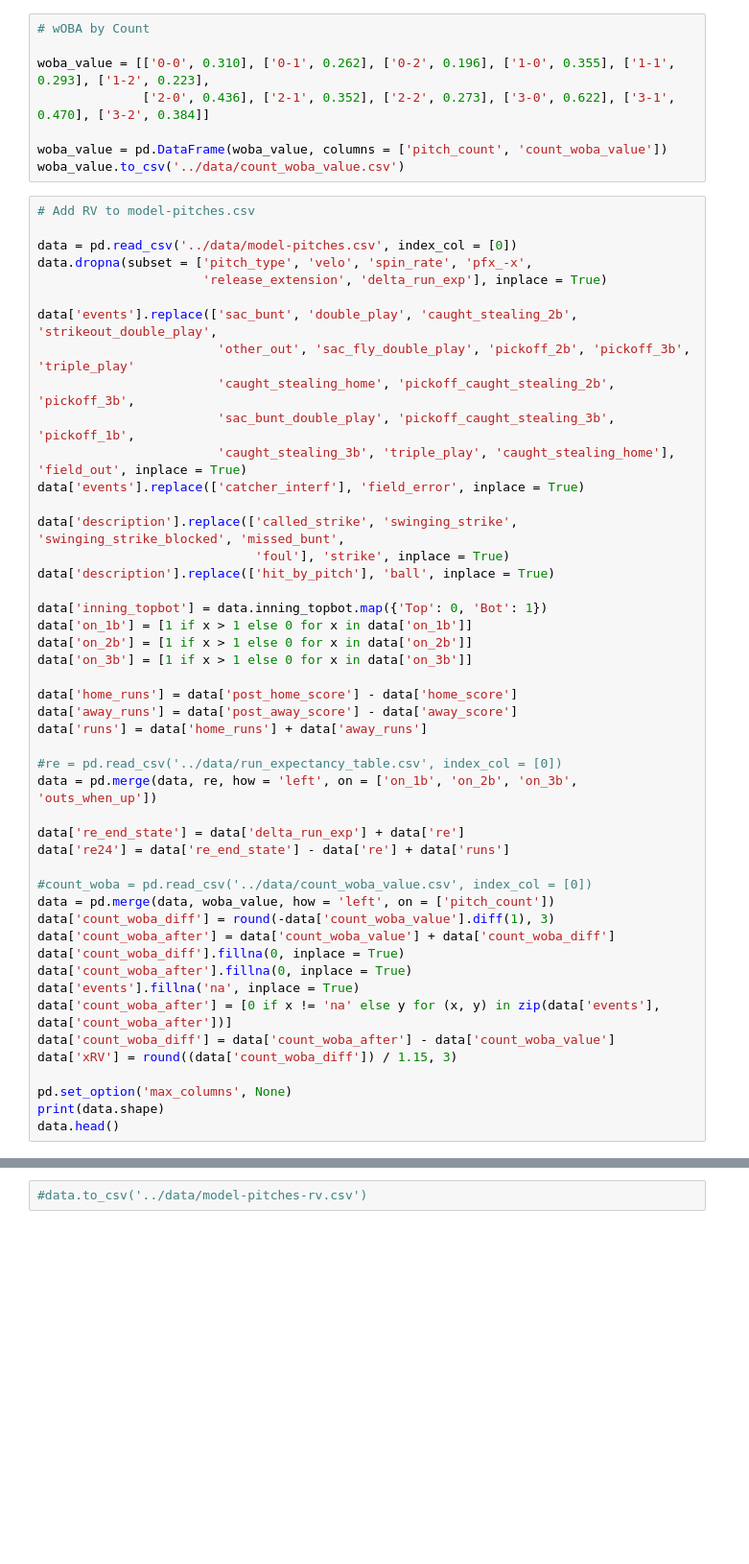
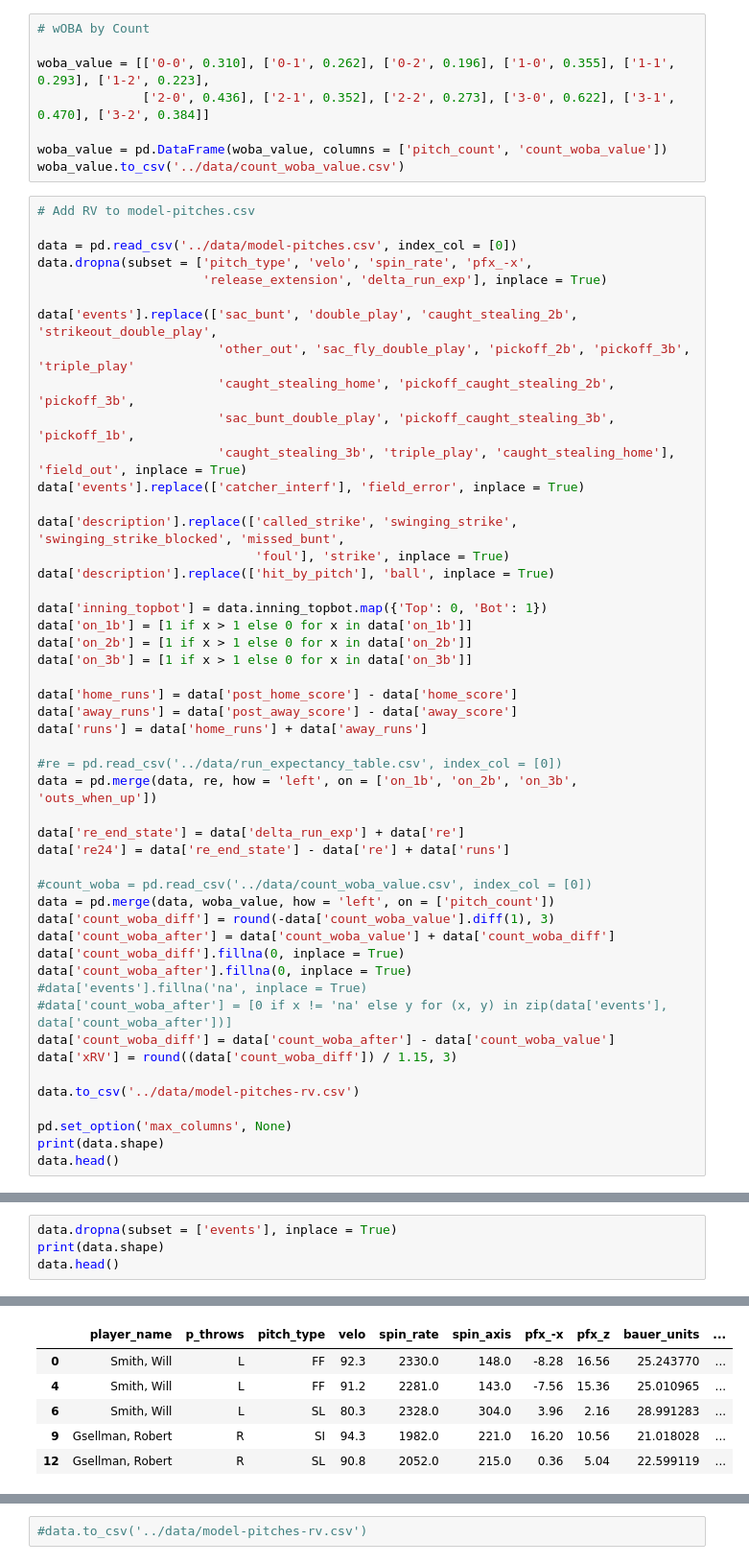
Before and after one commit to anthonyzurke/pitch-model, a Jupyter notebook: notebooks/model-data.ipynb, the cells around one changed output, grey strips where cells are left out. Shown at 96% size. Saved outputs shown, nothing was run; the diff lists cells and outputs as text; blank space fills up the shorter version.

```diff
--- a/notebooks/model-data.ipynb
+++ b/notebooks/model-data.ipynb
@@ -89,10 +90,12 @@ data['count_woba_diff'] = round(-data['count_woba_value'].diff(1), 3)
 data['count_woba_after'] = data['count_woba_value'] + data['count_woba_diff']
 data['count_woba_diff'].fillna(0, inplace = True)
 data['count_woba_after'].fillna(0, inplace = True)
-data['events'].fillna('na', inplace = True)
-data['count_woba_after'] = [0 if x != 'na' else y for (x, y) in zip(data['events'], data['count_woba_after'])]
+#data['events'].fillna('na', inplace = True)
+#data['count_woba_after'] = [0 if x != 'na' else y for (x, y) in zip(data['events'], data['count_woba_after'])]
 data['count_woba_diff'] = data['count_woba_after'] - data['count_woba_value']
 data['xRV'] = round((data['count_woba_diff']) / 1.15, 3)
+
+data.to_csv('../data/model-pitches-rv.csv')
 
 pd.set_option('max_columns', None)
 print(data.shape)
@@ -108,0 +127,5 @@ See Full Dataframe in Mito
+# %%
+data.dropna(subset = ['events'], inplace = True)
+print(data.shape)
+data.head()
+# %% [output]
@@ -108,0 +134,6 @@ See Full Dataframe in Mito
+|  | player_name | p_throws | pitch_type | velo | spin_rate | spin_axis | pfx_-x | pfx_z | bauer_units | ... |
+| 0 | Smith, Will | L | FF | 92.3 | 2330.0 | 148.0 | -8.28 | 16.56 | 25.243770 | ... |
+| 4 | Smith, Will | L | FF | 91.2 | 2281.0 | 143.0 | -7.56 | 15.36 | 25.010965 | ... |
+| 6 | Smith, Will | L | SL | 80.3 | 2328.0 | 304.0 | 3.96 | 2.16 | 28.991283 | ... |
+| 9 | Gsellman, Robert | R | SI | 94.3 | 1982.0 | 221.0 | 16.20 | 10.56 | 21.018028 | ... |
+| 12 | Gsellman, Robert | R | SL | 90.8 | 2052.0 | 215.0 | 0.36 | 5.04 | 22.599119 | ... |
```
Also changed, not shown: parts of 8 cells of this notebook, 4 other files.
